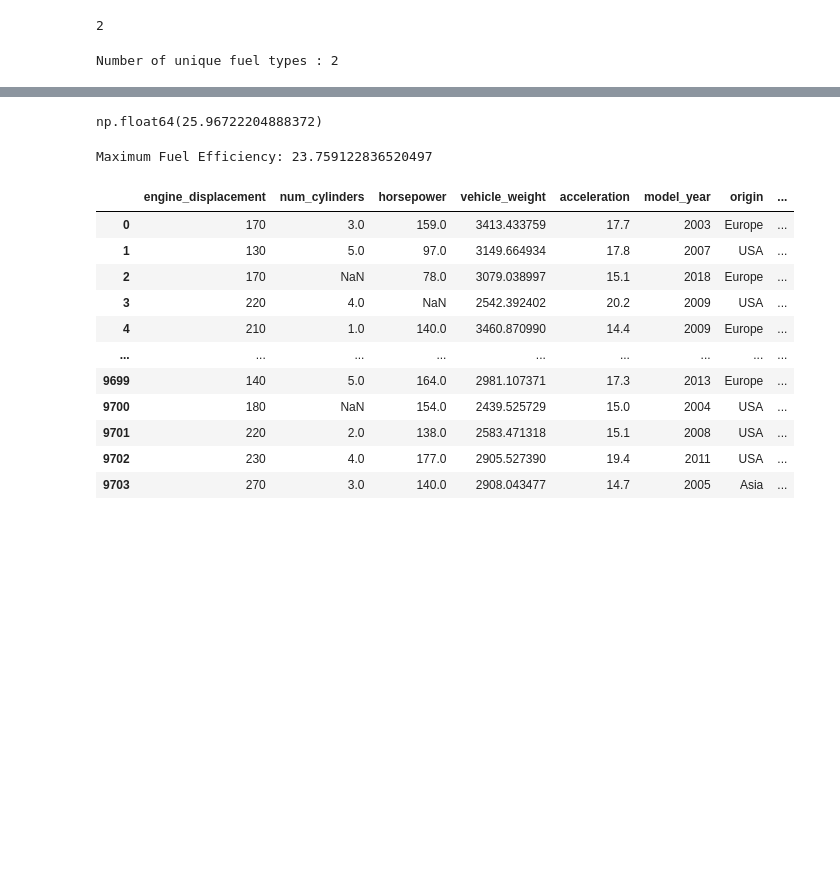
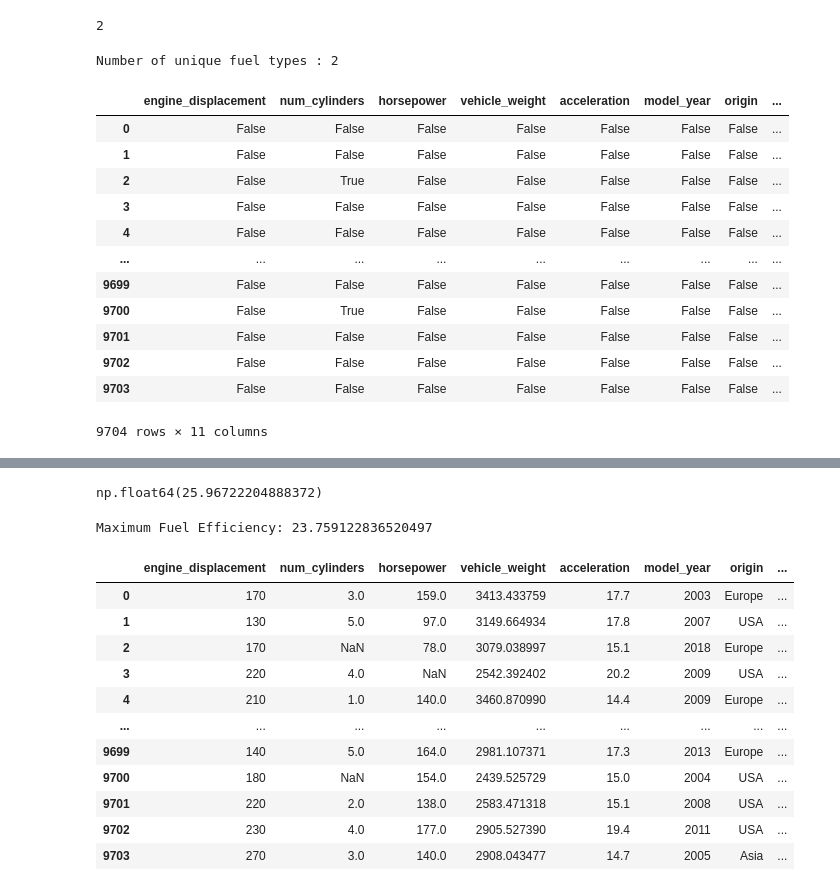
Before and after one commit to vincentainatech/machine-learning-zoomcamp-homework, a Jupyter notebook: 01-Intro/homework25.ipynb, the cells around one changed output, grey strips where cells are left out. Saved outputs shown, nothing was run; the diff lists cells and outputs as text; code cells hidden in the pictures; blank space fills up the shorter version.

```diff
--- a/01-Intro/homework25.ipynb
+++ b/01-Intro/homework25.ipynb
@@ -21,0 +6,2 @@ pd.read_csv(data) #Load the dataset
+# %%
+data = pd.read_csv(data) #Load the dataset
@@ -54,3 +65,19 @@ num_fuel_types
 print(f"Number of unique fuel types : {num_fuel_types}")
 # %% [output]
 Number of unique fuel types : 2
+# %%
+df.isnull()
+# %% [output]
+|  | engine_displacement | num_cylinders | horsepower | vehicle_weight | acceleration | model_year | origin | ... |
+| 0 | False | False | False | False | False | False | False | ... |
+| 1 | False | False | False | False | False | False | False | ... |
+| 2 | False | True | False | False | False | False | False | ... |
+| 3 | False | False | False | False | False | False | False | ... |
+| 4 | False | False | False | False | False | False | False | ... |
+| ... | ... | ... | ... | ... | ... | ... | ... | ... |
+| 9699 | False | False | False | False | False | False | False | ... |
+| 9700 | False | True | False | False | False | False | False | ... |
+| 9701 | False | False | False | False | False | False | False | ... |
+| 9702 | False | False | False | False | False | False | False | ... |
+| 9703 | False | False | False | False | False | False | False | ... |
+9704 rows × 11 columns
```
Also changed, not shown: parts of 44 cells of this notebook.
